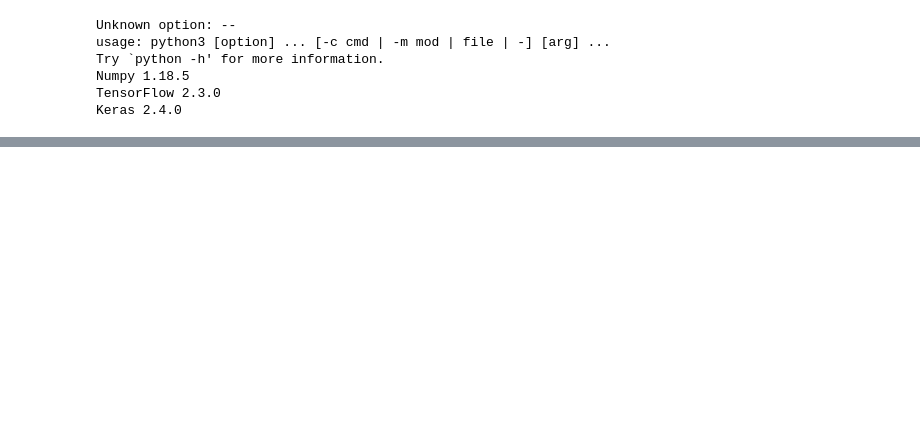
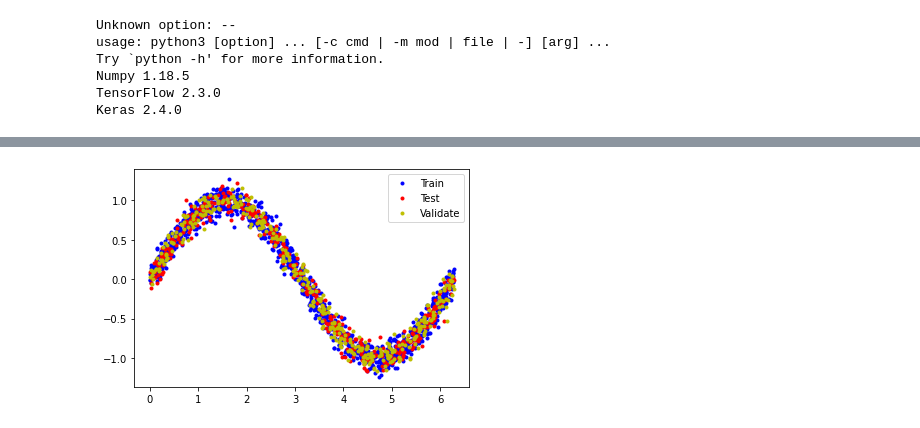
Before and after one commit to walidamriou/ESP32_AI_predict_sine_function_by_regression_model, a Jupyter notebook: Building_and_Training_the_model/ESP32_AI_predict_sine_function_by_regression_model.ipynb, the cells around one changed output, grey strips where cells are left out. Saved outputs shown, nothing was run; the diff lists cells and outputs as text; code cells hidden in the pictures; blank space fills up the shorter version.

```diff
--- a/Building_and_Training_the_model/ESP32_AI_predict_sine_function_by_regression_model.ipynb
+++ b/Building_and_Training_the_model/ESP32_AI_predict_sine_function_by_regression_model.ipynb
@@ -49,0 +57,6 @@ plt.plot(x_values)
+# %%
+# Split the dataset into training, validation, and test sets
+val_split = int(val_ratio * nsamples)
+test_split = int(val_split + (test_ratio * nsamples))
+x_val, x_test, x_train = np.split(x_values, [val_split, test_split])
+y_val, y_test, y_train = np.split(y_values, [val_split, test_split])
@@ -49,0 +66,9 @@ plt.plot(x_values)
+# %%
+# Plot the data in each partition in different colors:
+plt.plot(x_train, y_train, 'b.', label="Train")
+plt.plot(x_test, y_test, 'r.', label="Test")
+plt.plot(x_val, y_val, 'y.', label="Validate")
+plt.legend()
+plt.show()
+# %% [output]
+[figure, added]
```
Also changed, not shown: parts of 11 cells of this notebook.
